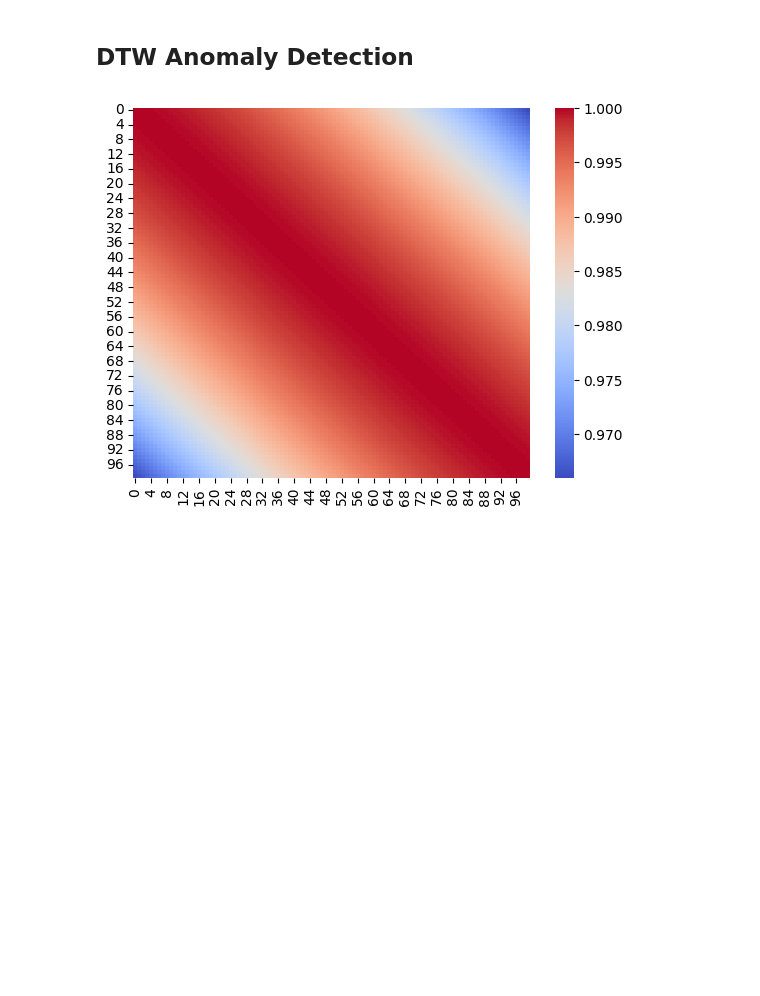
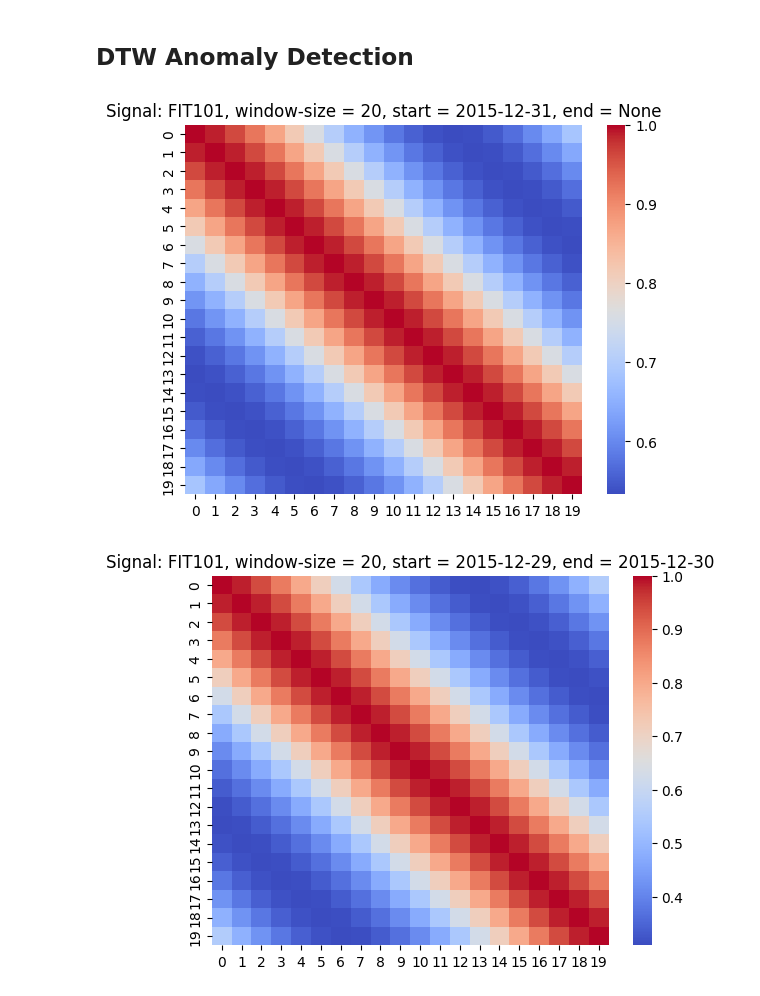
Before and after one commit to satyamtransformer/Data-Mining-One, a Jupyter notebook: Familiarization.ipynb, the cells around one changed output. Drawn from its saved outputs; the diff is of its cells as text; code cells hidden in the pictures; blank space fills up the shorter version.

```diff
--- a/Familiarization.ipynb
+++ b/Familiarization.ipynb
@@ -9,6 +9,7 @@ import numpy as np
 import seaborn as sns
 
 df = pd.read_csv("lab1_train.csv")
+df = df.dropna()
 print(df.shape)
 # %% [output]
 (496800, 53)
@@ -47,21 +43,48 @@ plt.show()
 # %% [markdown]
 ## DTW Anomaly Detection
 # %%
-def signal_heatmap(signal= "LIT401", window_shape = 1000, start_index = 1000, end_index = -1):
+def signal_heatmap(signal= "LIT401", window_shape = 20, start_index = 200000, end_index = -1):
     # Now we select a column (e.g., LIT101), generate sliding windows of size 20, and compute the correlation matrix between the windows.
     sig = df[signal].tolist()
     windows_data = []
 
     if (end_index == -1):
         end_index = len(sig)
 
     windows_data = np.lib.stride_tricks.sliding_window_view(sig[start_index:end_index], window_shape=window_shape)
 
     windows_df = pd.DataFrame(windows_data)
     windows_correlation_df = windows_df.corr(method="spearman")
     sns.heatmap(windows_correlation_df, annot=False, cmap='coolwarm')
     plt.show()
 
-signal_heatmap(signal="LIT401", window_shape=100, start_index=1000)
+def signal_heatmap_by_timestamp(df, signal="LIT401", window_shape=20, start_timestamp=None, end_timestamp=None):
+    df['Timestamp'] = pd.to_datetime(df['Timestamp'])
+    if start_timestamp is not None:
+        df = df[df['Timestamp'] >= pd.to_datetime(start_timestamp)]
+
+    if end_timestamp is not None:
+        df = df[df['Timestamp'] <= pd.to_datetime(end_timestamp)]
+
+    sig = df[signal].tolist()
+
+    windows_data = []
+    if len(sig) > window_shape:
+        windows_data = np.lib.stride_tricks.sliding_window_view(sig, window_shape=window_shape)
+
+
+    windows_df = pd.DataFrame(windows_data)
+
+    windows_correlation_df = windows_df.corr(method="spearman")
+    sns.heatmap(windows_correlation_df, annot=False, cmap='coolwarm')
+    plt.title(f'Signal: {signal}, window-size = {window_shape}, start = {start_timestamp}, end = {end_timestamp}')
+
+    plt.show()
+
+# signal_heatmap(signal="FIT101")
+signal_heatmap_by_timestamp(df, signal="FIT101", window_shape=20, start_timestamp='2015-12-31', end_timestamp=None)
+signal_heatmap_by_timestamp(df, signal="FIT101", window_shape=20, start_timestamp='2015-12-29', end_timestamp='2015-12-30')
+# signal_heatmap_by_timestamp(df, signal="FIT101", window_shape=100, start_timestamp=None, end_timestamp=None)
 # %% [output]
-[figure, old version]
+[figure, new version]
+[figure, added]
```
Also changed, not shown: parts of 1 cell of this notebook, 1 other file.
